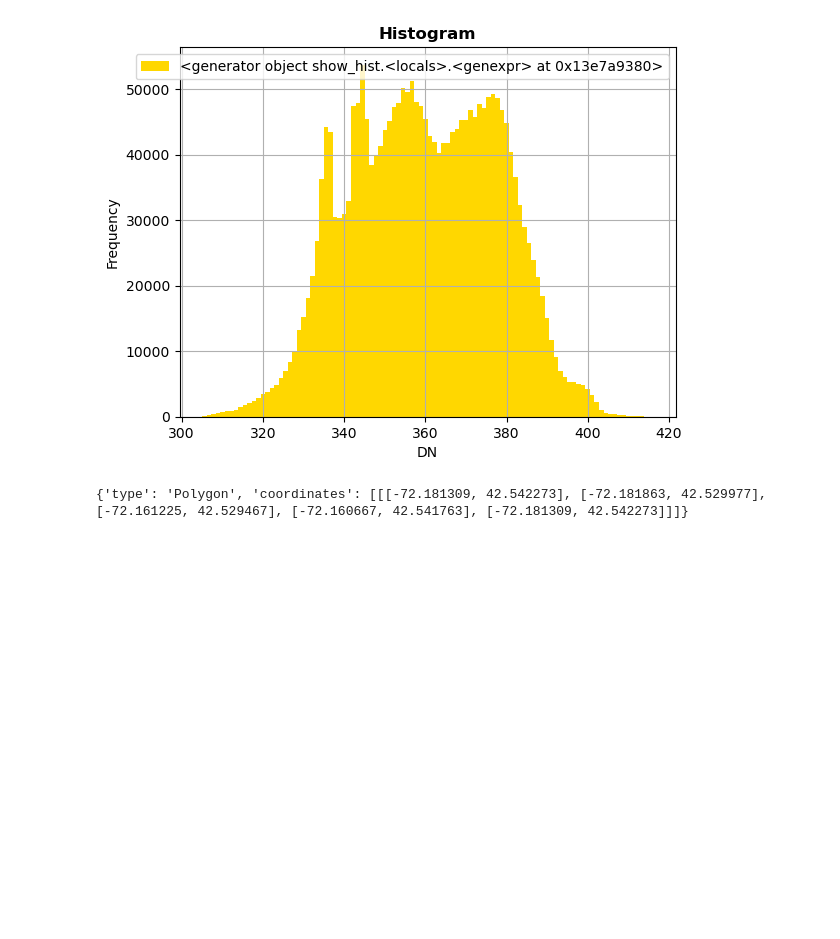
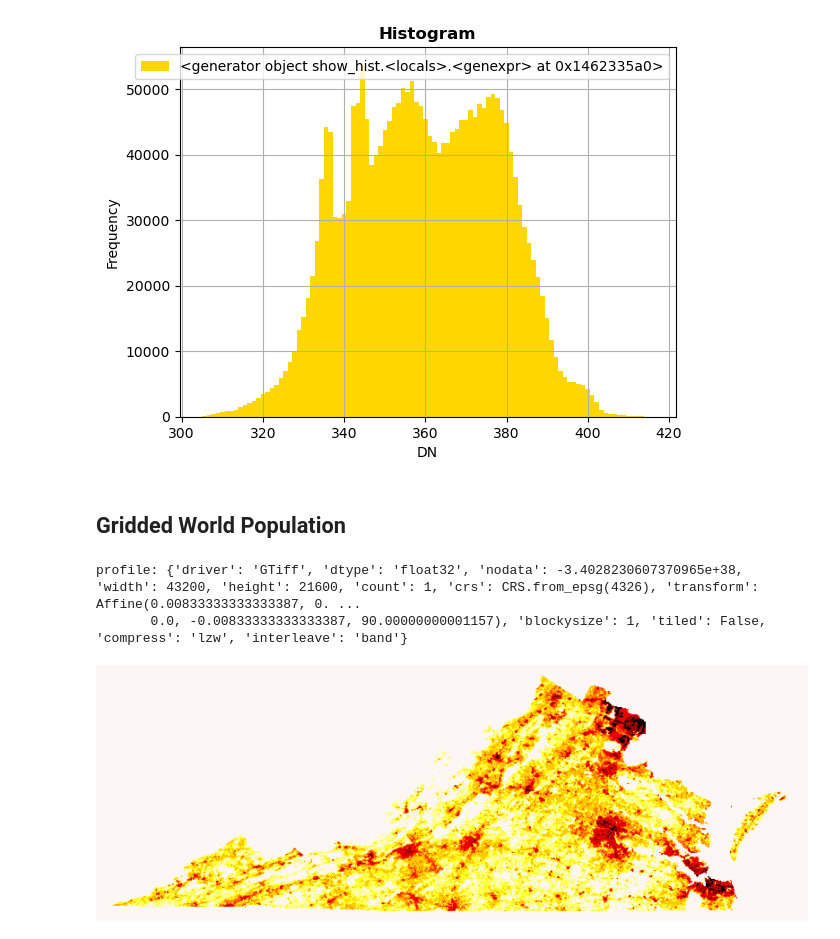
Before and after one commit to ccxzhang/GeoSpatialAnalysis, a Jupyter notebook: python/0.2.rasterio.ipynb, the cells around one changed output. Drawn from its saved outputs; the diff is of its cells as text; code cells hidden in the pictures; blank space fills up the shorter version.

Commit message:
regular updates with changes on rasterio

```diff
--- a/python/0.2.rasterio.ipynb
+++ b/python/0.2.rasterio.ipynb
@@ -29,14 +46,53 @@ shape: (1367, 1697), count: 1, crs: EPSG:32618
 show_hist(crop_src, bins=100);
 # %% [output]
 [figure]
-# %%
-from rasterio.features import shapes
-mask = crop.dataset_mask()
-for geom, val in shapes(mask, transform=crop.transform):
-    geom = rasterio.warp.transform_geom(crop.crs,
-                                        'EPSG:4326',
-                                        geom,
-                                        precision=6)
-    print(geom)
-# %% [output]
-{'type': 'Polygon', 'coordinates': [[[-72.181309, 42.542273], [-72.181863, 42.529977], [-72.161225, 42.529467], [-72.160667, 42.541763], [-72.181309, 42.542273]]]}
+# %% [markdown]
+## Gridded World Population
+# %%
+gpw_path = os.getcwd() + "/../gpw_v4_population_density_adjusted_to_2015_unwpp_country_totals_rev11_2020_30_sec.tif"
+# %%
+gpw = rasterio.open(gpw_path)
+gpw_src = gpw.read(1)
+print(f"profile: {gpw.profile}")
+# %% [output]
+profile: {'driver': 'GTiff', 'dtype': 'float32', 'nodata': -3.4028230607370965e+38, 'width': 43200, 'height': 21600, 'count': 1, 'crs': CRS.from_epsg(4326), 'transform': Affine(0.00833333333333387, 0. ...
+       0.0, -0.00833333333333387, 90.00000000001157), 'blockysize': 1, 'tiled': False, 'compress': 'lzw', 'interleave': 'band'}
+# %%
+va = gpd.read_file(os.getcwd() + "/data/va_2020.zip")
+
+def convert_to_2d(row):
+    return shapely.wkb.loads(
+        shapely.wkb.dumps(row, output_dimension=2))
+va["geometry"] = va["geometry"].apply(convert_to_2d)
+
+shapes = [poly for poly in va.geometry]
+# %%
+with rasterio.open(gpw_path) as src:
+    out_image, out_transform = rasterio.mask.mask(src, shapes, crop=True)
+    out_meta = src.meta
+
+out_meta.update({
+    "driver": "GTiff",
+    "height": out_image.shape[1],
+    "width": out_image.shape[2],
+    "transform": out_transform
+})
+
+with rasterio.open(os.getcwd() + "/data/gpw_v4_va_30sec.tif", "w", **out_meta) as dest:
+    dest.write(out_image)
+# %%
+our_cmap = cm.get_cmap('hot_r', 10)
+newcolors = our_cmap(np.linspace(0, 1, 10))
+background_colour = np.array([0.9882352941176471, 0.9647058823529412, 0.9607843137254902, 1.0])
+newcolors = np.vstack((background_colour, newcolors))
+our_cmap = ListedColormap(newcolors)
+bounds = [0.0, 1, 5, 10, 20, 50, 100, 200, 1000, 2000, 10000]
+norm = colors.BoundaryNorm(bounds, our_cmap.N)
+
+fig, ax = plt.subplots(facecolor='#FCF6F5FF')
+fig.set_size_inches(10, 5)
+ax.imshow(out_image[0], cmap=our_cmap, norm=norm)
+ax.axis('off')
+plt.show()
+# %% [output]
+[figure, added]
```
Also changed, not shown: parts of 7 cells of this notebook, 10 other files.
